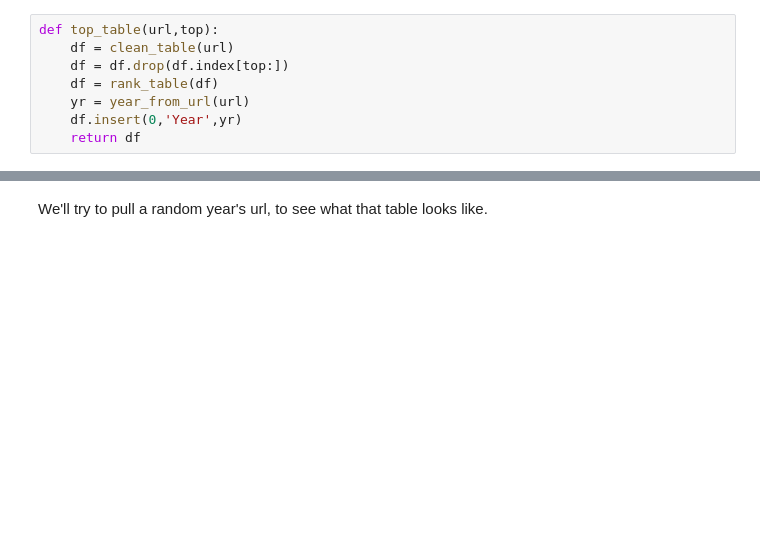
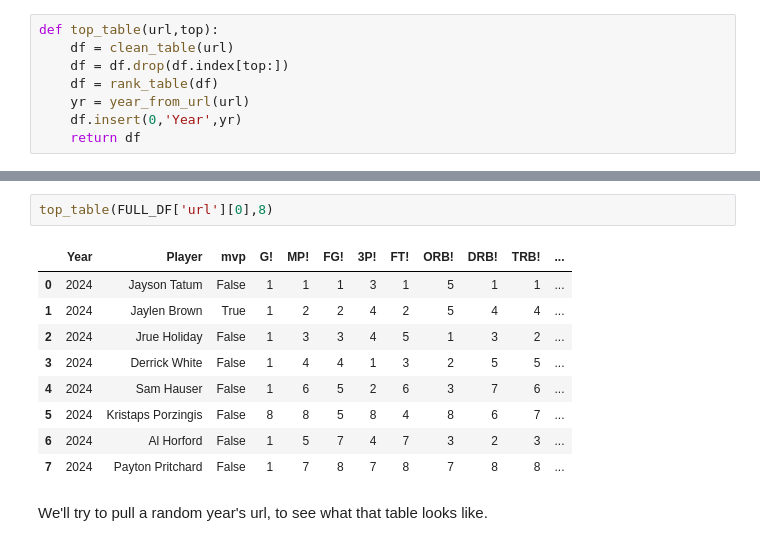
Before and after one commit to NFordUMass/finalsmvp, a Jupyter notebook: finalsmvp.ipynb, the cells around one changed output, grey strips where cells are left out. Drawn from its saved outputs; the diff is of its cells as text; blank space fills up the shorter version.

```diff
--- a/finalsmvp.ipynb
+++ b/finalsmvp.ipynb
@@ -235,3 +259,15 @@ def top_table(url,top):
+# %%
+top_table(FULL_DF['url'][0],8)
+# %% [output]
+|  | Year | Player | mvp | G! | MP! | FG! | 3P! | FT! | ORB! | DRB! | TRB! | ... |
+| 0 | 2024 | Jayson Tatum | False | 1 | 1 | 1 | 3 | 1 | 5 | 1 | 1 | ... |
+| 1 | 2024 | Jaylen Brown | True | 1 | 2 | 2 | 4 | 2 | 5 | 4 | 4 | ... |
+| 2 | 2024 | Jrue Holiday | False | 1 | 3 | 3 | 4 | 5 | 1 | 3 | 2 | ... |
+| 3 | 2024 | Derrick White | False | 1 | 4 | 4 | 1 | 3 | 2 | 5 | 5 | ... |
+| 4 | 2024 | Sam Hauser | False | 1 | 6 | 5 | 2 | 6 | 3 | 7 | 6 | ... |
+| 5 | 2024 | Kristaps Porzingis | False | 8 | 8 | 5 | 8 | 4 | 8 | 6 | 7 | ... |
+| 6 | 2024 | Al Horford | False | 1 | 5 | 7 | 4 | 7 | 3 | 2 | 3 | ... |
+| 7 | 2024 | Payton Pritchard | False | 1 | 7 | 8 | 7 | 8 | 7 | 8 | 8 | ... |
 # %% [markdown]
 We'll try to pull a random year's url, to see what that table looks like.
 # %%
```
Also changed, not shown: parts of 44 cells of this notebook, 4 other files.
